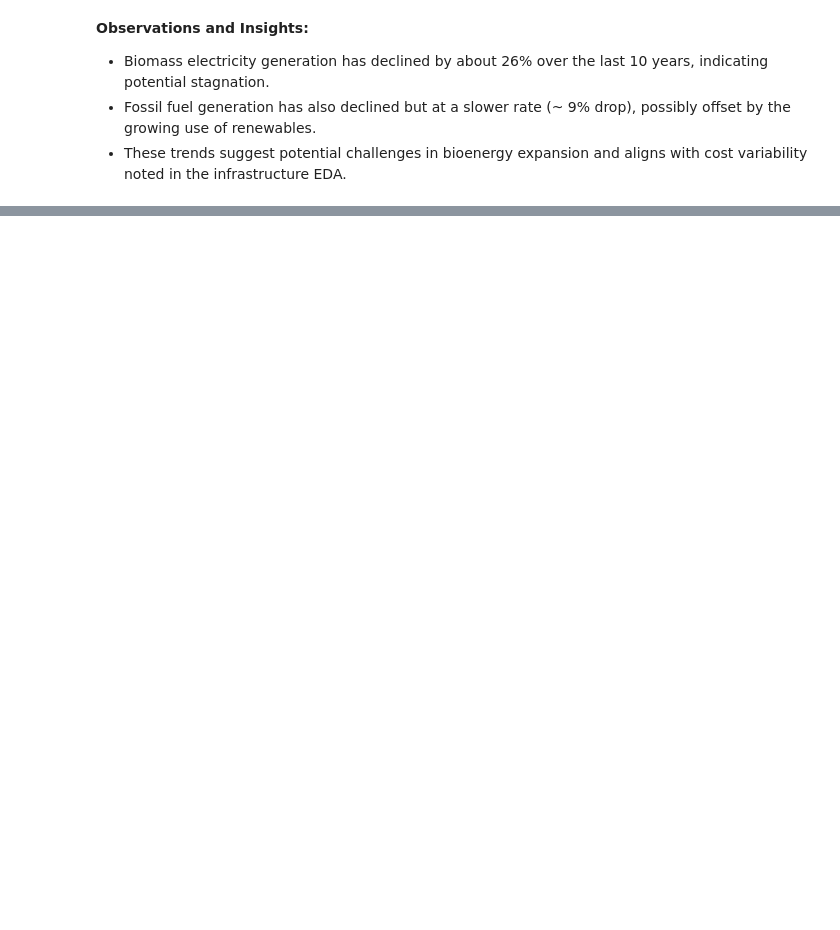
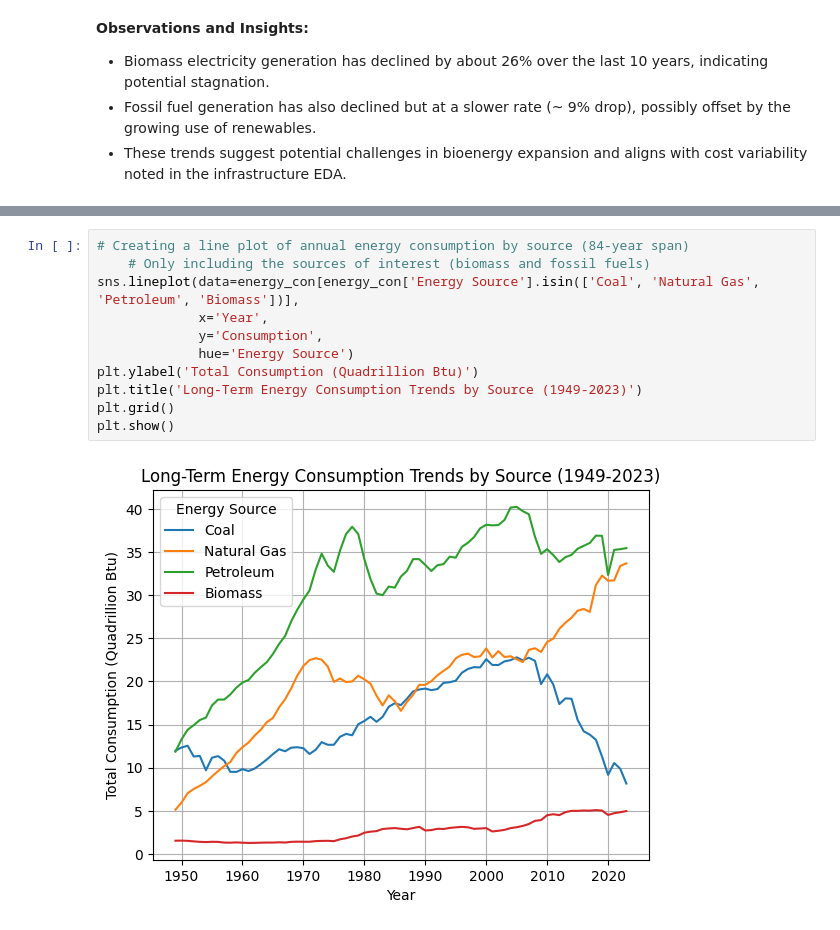
Before and after one commit to yosephhabtu/DATA205, a Jupyter notebook: DATA205_Capstone_Project_Data_Ingestion_and_EDA.ipynb, the cells around one changed output, grey strips where cells are left out. Saved outputs shown, nothing was run; the diff lists cells and outputs as text; blank space fills up the shorter version.

```diff
--- a/DATA205_Capstone_Project_Data_Ingestion_and_EDA.ipynb
+++ b/DATA205_Capstone_Project_Data_Ingestion_and_EDA.ipynb
@@ -1392,0 +1313,13 @@ plt.show()
+# %%
+# Creating a line plot of annual energy consumption by source (84-year span)
+    # Only including the sources of interest (biomass and fossil fuels)
+sns.lineplot(data=energy_con[energy_con['Energy Source'].isin(['Coal', 'Natural Gas', 'Petroleum', 'Biomass'])],
+             x='Year',
+             y='Consumption',
+             hue='Energy Source')
+plt.ylabel('Total Consumption (Quadrillion Btu)')
+plt.title('Long-Term Energy Consumption Trends by Source (1949-2023)')
+plt.grid()
+plt.show()
+# %% [output]
+[figure, added]
```
Also changed, not shown: parts of 49 cells of this notebook.
